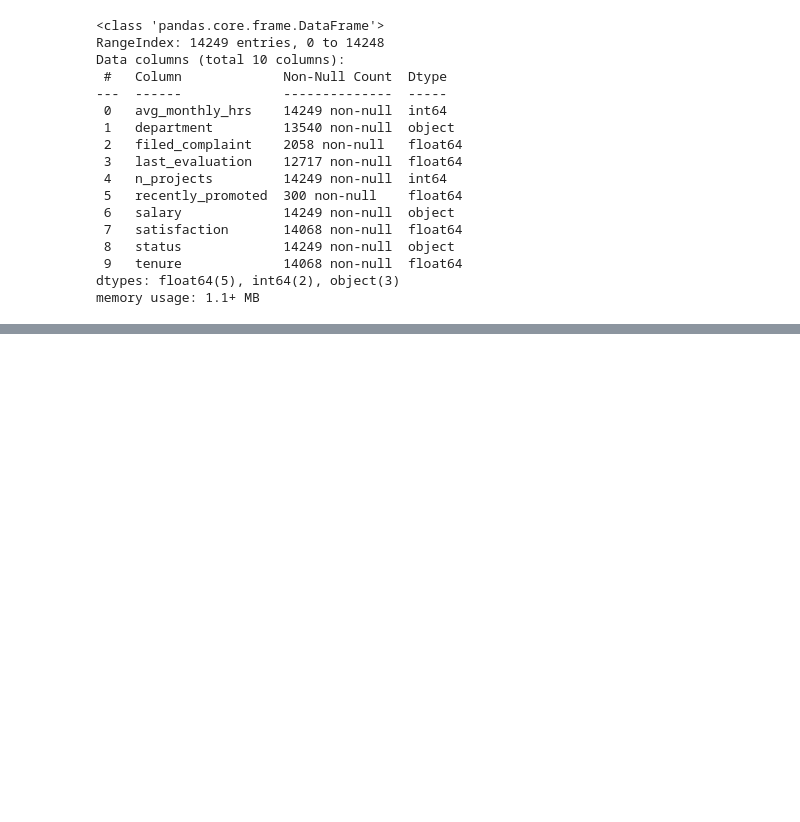
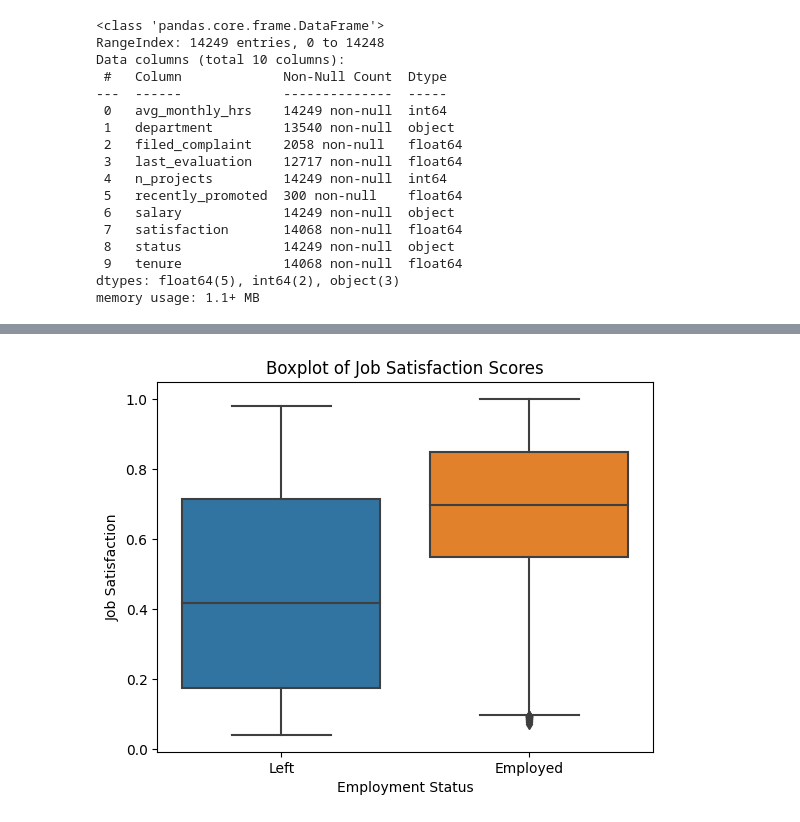
Before and after one commit to Deyonrose/labexercises, a Jupyter notebook: 2348513_lab7.ipynb, the cells around one changed output, grey strips where cells are left out. Cells and saved outputs as stored; diff of their text form; code cells hidden in the pictures; blank space fills up the shorter version.

```diff
--- a/2348513_lab7.ipynb
+++ b/2348513_lab7.ipynb
@@ -68,0 +95,11 @@ df= df.fillna(method='ffill')
+# %%
+#Boxplot using seaborn
+satisfaction = df["satisfaction"]
+status = df["status"]
+sns.boxplot(x="status", y="satisfaction", data=df)
+plt.xlabel("Employment Status") # Add x-axis label
+plt.ylabel("Job Satisfaction") # Add y-axis label
+plt.title("Boxplot of Job Satisfaction Scores") # Add title
+plt.show()
+# %% [output]
+[figure, added]
```
Also changed, not shown: parts of 32 cells of this notebook.
